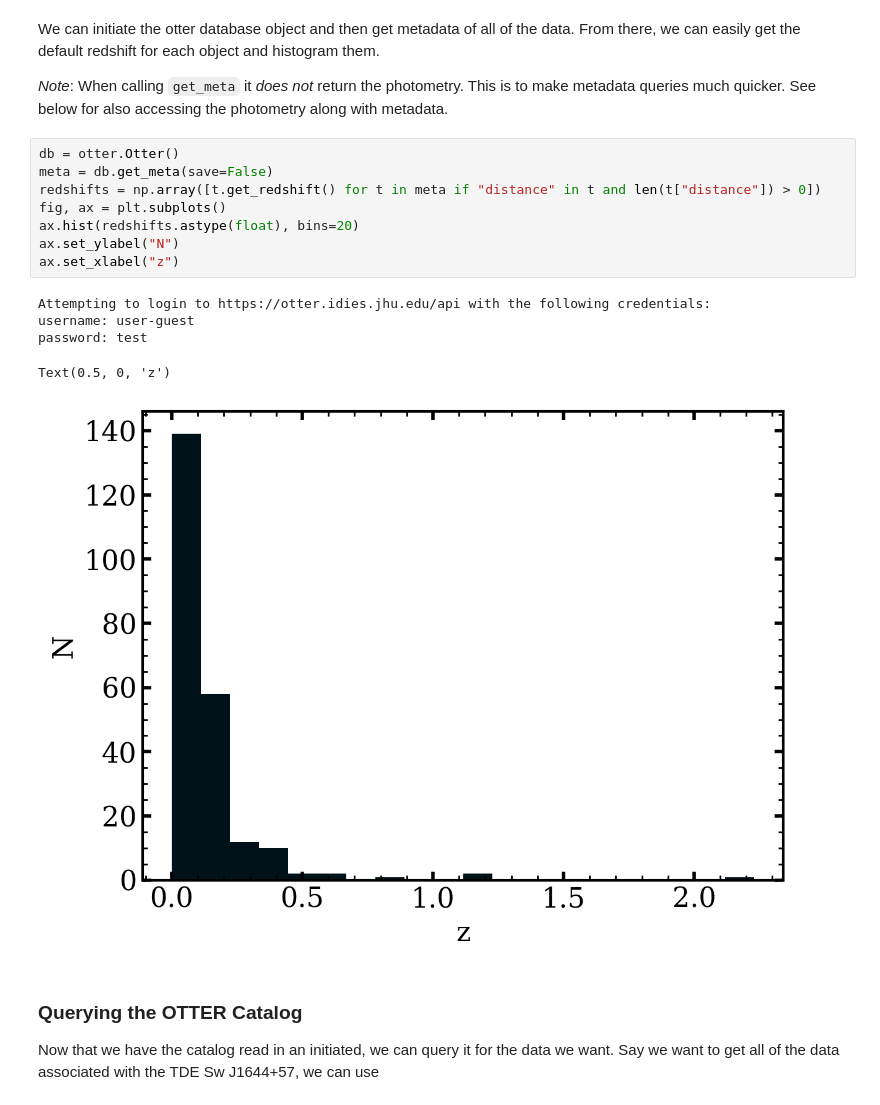
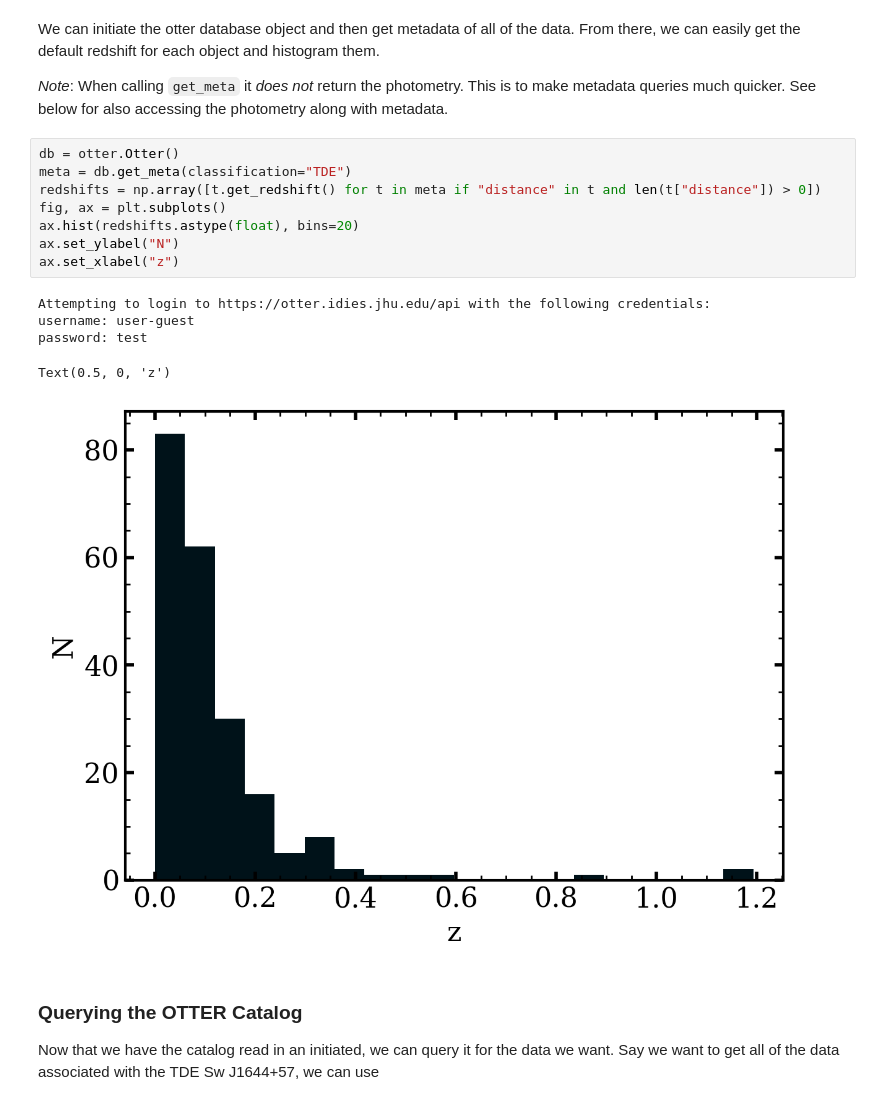
Before and after one commit to astro-otter/examples, a Jupyter notebook: basic_usage.ipynb, the cells around one changed output. Cells and saved outputs as stored; diff of their text form.

```diff
--- a/basic_usage.ipynb
+++ b/basic_usage.ipynb
@@ -18,18 +18,18 @@ We can initiate the otter database object and then get metadata of all of the da
 _Note_: When calling `get_meta` it _does not_ return the photometry. This is to make metadata queries much quicker. See below for also accessing the photometry along with metadata.
 # %%
 db = otter.Otter()
-meta = db.get_meta(save=False)
+meta = db.get_meta(classification="TDE")
 redshifts = np.array([t.get_redshift() for t in meta if "distance" in t and len(t["distance"]) > 0])
 fig, ax = plt.subplots()
 ax.hist(redshifts.astype(float), bins=20)
 ax.set_ylabel("N")
 ax.set_xlabel("z")
 # %% [output]
 Attempting to login to https://otter.idies.jhu.edu/api with the following credentials:
 username: user-guest
 password: test
 Text(0.5, 0, 'z')
-[figure, old version]
+[figure, new version]
 # %% [markdown]
 ### Querying the OTTER Catalog
 
```
Also changed, not shown: parts of 14 cells of this notebook, 9 other files.
